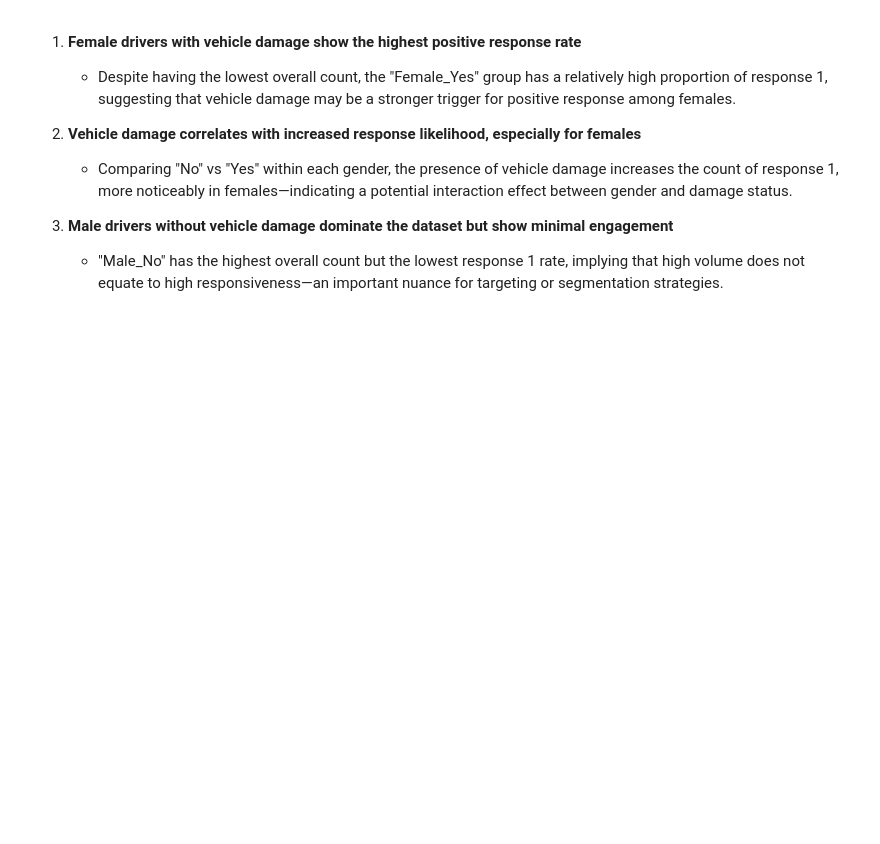
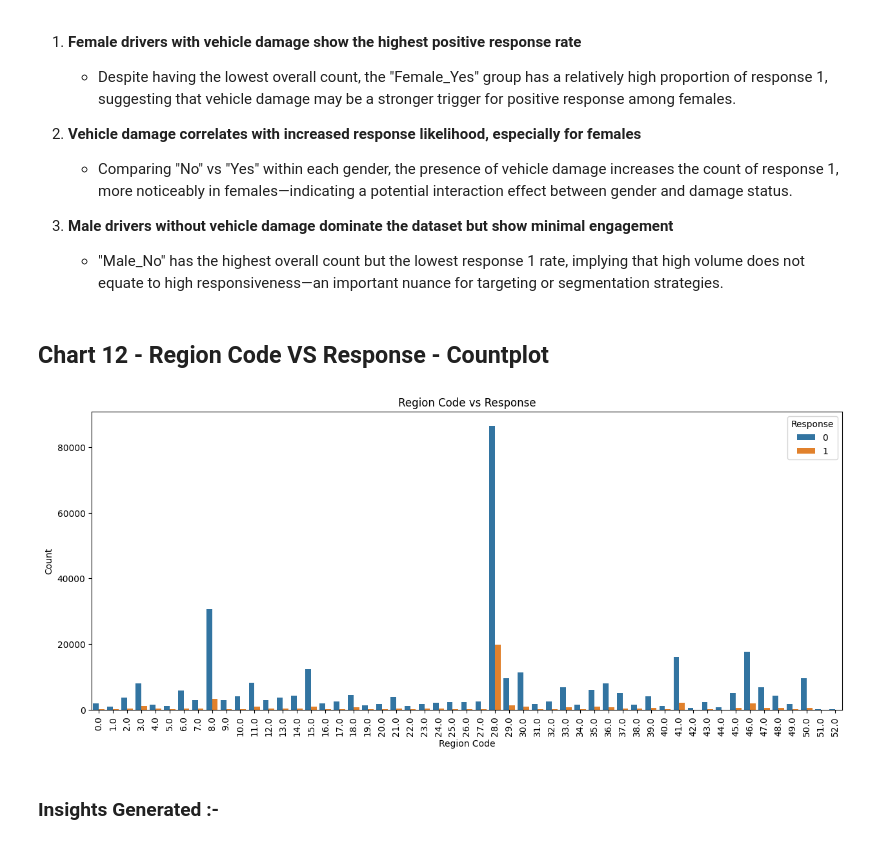
Before and after one commit to Ash99-commits/ML_Health_Insurance_Customers_CrossSell_Prediction, a Jupyter notebook: Health2Vehicle_CrossSell_Insurance_Prediction_by_Ashwani_Kumar_Patra.ipynb, the cells around one changed output. Saved outputs shown, nothing was run; the diff lists cells and outputs as text; code cells hidden in the pictures; blank space fills up the shorter version.

Commit message:
Successfully visualized and driven insights from Chart 12 - Region Code VS Response - Countplot.

```diff
--- a/Health2Vehicle_CrossSell_Insurance_Prediction_by_Ashwani_Kumar_Patra.ipynb
+++ b/Health2Vehicle_CrossSell_Insurance_Prediction_by_Ashwani_Kumar_Patra.ipynb
@@ -533,3 +533,19 @@ plt.show()
 
 3. **Male drivers without vehicle damage dominate the dataset but show minimal engagement**
     - "Male_No" has the highest overall count but the lowest response 1 rate, implying that high volume does not equate to high responsiveness—an important nuance for targeting or segmentation strategies.
+# %% [markdown]
+## Chart 12 - Region Code VS Response - Countplot
+# %%
+plt.figure(figsize=(15, 6))
+
+sns.countplot(x='Region_Code', hue='Response', data=data)
+
+plt.title('Region Code vs Response')
+plt.xlabel('Region Code')
+plt.ylabel('Count')
+plt.xticks(rotation=90)
+plt.show()
+# %% [output]
+[figure, added]
+# %% [markdown]
+### Insights Generated :-
```
Also changed, not shown: parts of 1 cell of this notebook.
